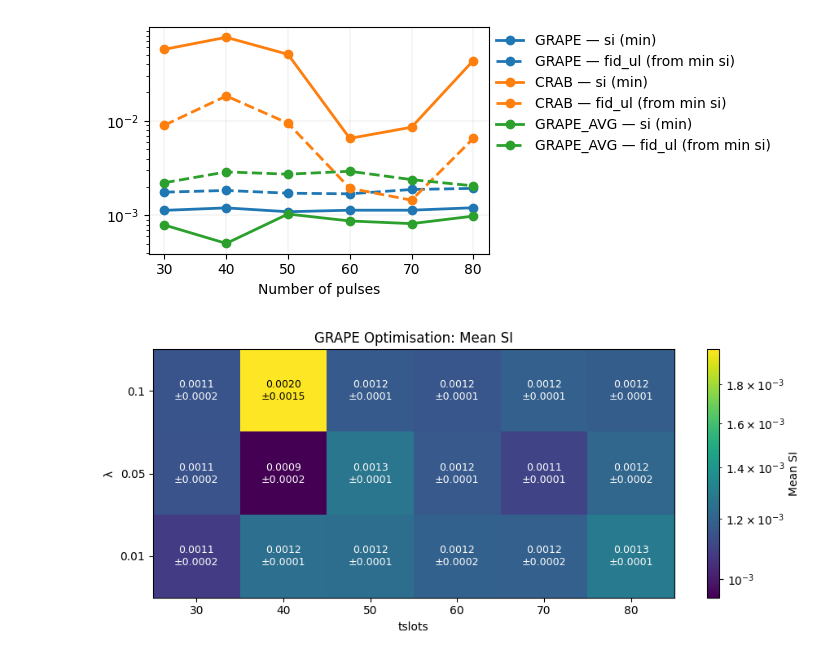
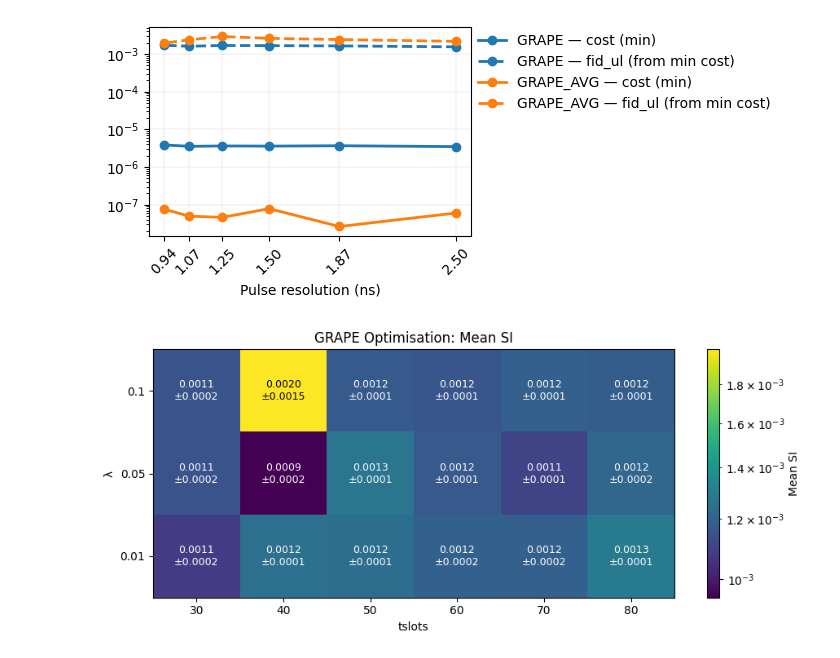
Before and after one commit to cicacica/VeriPulse, a Jupyter notebook: notebooks/data_processing.ipynb, the cells around one changed output. Saved outputs shown, nothing was run; the diff lists cells and outputs as text; code cells hidden in the pictures.

Commit message:
0.026 dummy

```diff
--- a/notebooks/data_processing.ipynb
+++ b/notebooks/data_processing.ipynb
@@ -849,5 +849,6 @@ def summary_lambda(slot, data_dir, lams):
 slots = [30, 40, 50, 60, 70, 80]
 summaries = dict()
 summaries['GRAPE'] = summary_byslot("GRAPE", slots, data_dir_dummyless)
-summaries['CRAB'] = summary_byslot('CRAB', slots, data_dir_dummyless)
+#summaries['CRAB'] = summary_byslot('CRAB', slots, data_dir_dummyless)
 summaries['GRAPE_AVG'] = summary_byslot('GRAPE_AVG', slots, data_dir_dummyless)
+plot_summary_property(summaries = summaries, quantity='eval', log_y=True)
@@ -858,14 +857,14 @@ plot_summary_property(summaries = summaries, quantity='eval', log_y=True)
 # %%
 plot_summary_properties_extremes(
     summaries=summaries,
-    main_quantity='si',
+    main_quantity='cost',
     main_case='min',
     other_quantities=['fid_ul'],
     log_y=True,
-    resolution=False
+    resolution=True
 )
 # %% [output]
-[figure, old version]
+[figure, new version]
 # %%
 lambdas = [0.1, 0.05, 0.01]
 plot_grape_heatmap(data_dir_dummyless, lambdas, slots, show='si', resolution=False)
```
Also changed, not shown: parts of 7 cells of this notebook, 6 other files.
